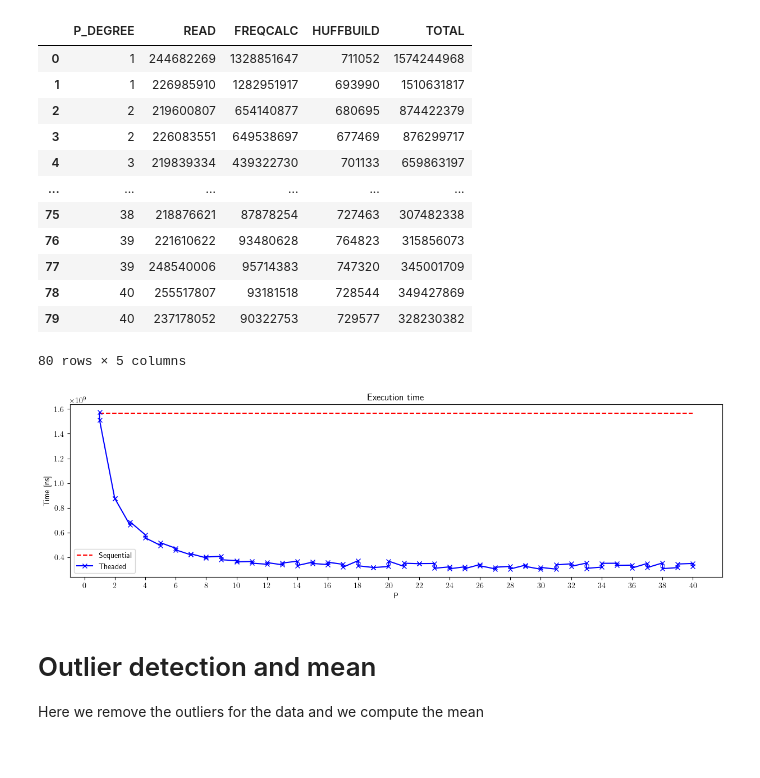
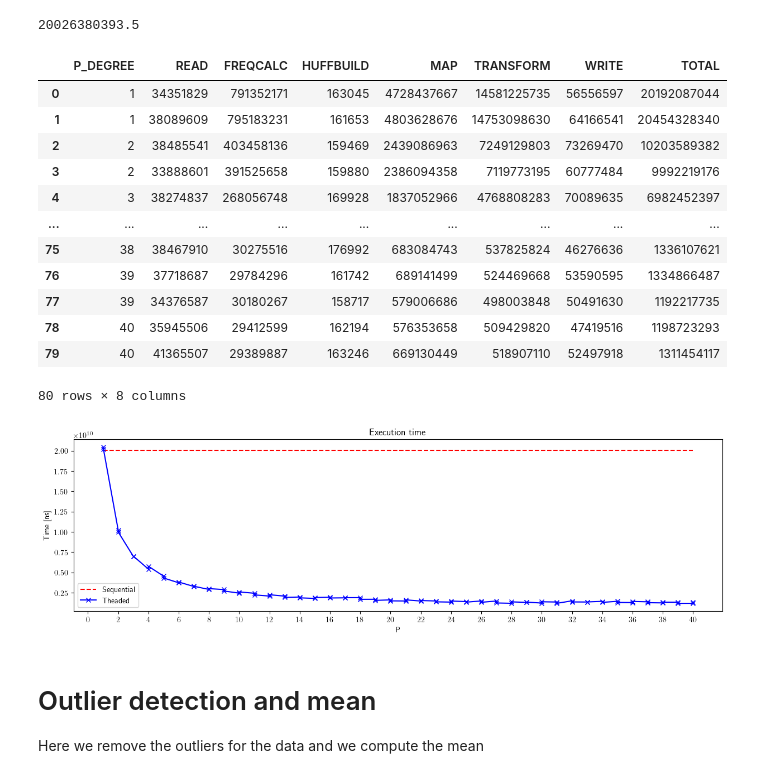
Before and after one commit to federicosilvestri/spm-project, a Jupyter notebook: benchmark_workspace/Thread_impl.ipynb, the cells around one changed output. Cells and saved outputs as stored; diff of their text form; code cells hidden in the pictures.

```diff
--- a/benchmark_workspace/Thread_impl.ipynb
+++ b/benchmark_workspace/Thread_impl.ipynb
@@ -9,40 +8,44 @@ seq_time_freq = seq['FREQCALC'].mean()
+# %%
+seq_time_tot
+# %% [output]
+20026380393.5
 # %%
-data = get_standardized_measures(f'results/thr_{DATASET}.csv', excluded_columns=['P_DEGREE'])
+thr = get_standardized_measures(f'results/thr_{DATASET}.csv', excluded_columns=['P_DEGREE'])
 # %%
-data
+thr
 # %% [output]
-|  | P_DEGREE | READ | FREQCALC | HUFFBUILD | TOTAL |
-| 0 | 1 | 244682269 | 1328851647 | 711052 | 1574244968 |
-| 1 | 1 | 226985910 | 1282951917 | 693990 | 1510631817 |
-| 2 | 2 | 219600807 | 654140877 | 680695 | 874422379 |
-| 3 | 2 | 226083551 | 649538697 | 677469 | 876299717 |
-| 4 | 3 | 219839334 | 439322730 | 701133 | 659863197 |
-| ... | ... | ... | ... | ... | ... |
-| 75 | 38 | 218876621 | 87878254 | 727463 | 307482338 |
-| 76 | 39 | 221610622 | 93480628 | 764823 | 315856073 |
-| 77 | 39 | 248540006 | 95714383 | 747320 | 345001709 |
-| 78 | 40 | 255517807 | 93181518 | 728544 | 349427869 |
-| 79 | 40 | 237178052 | 90322753 | 729577 | 328230382 |
+|  | P_DEGREE | READ | FREQCALC | HUFFBUILD | MAP | TRANSFORM | WRITE | TOTAL |
+| 0 | 1 | 34351829 | 791352171 | 163045 | 4728437667 | 14581225735 | 56556597 | 20192087044 |
+| 1 | 1 | 38089609 | 795183231 | 161653 | 4803628676 | 14753098630 | 64166541 | 20454328340 |
+| 2 | 2 | 38485541 | 403458136 | 159469 | 2439086963 | 7249129803 | 73269470 | 10203589382 |
+| 3 | 2 | 33888601 | 391525658 | 159880 | 2386094358 | 7119773195 | 60777484 | 9992219176 |
+| 4 | 3 | 38274837 | 268056748 | 169928 | 1837052966 | 4768808283 | 70089635 | 6982452397 |
+| ... | ... | ... | ... | ... | ... | ... | ... | ... |
+| 75 | 38 | 38467910 | 30275516 | 176992 | 683084743 | 537825824 | 46276636 | 1336107621 |
+| 76 | 39 | 37718687 | 29784296 | 161742 | 689141499 | 524469668 | 53590595 | 1334866487 |
+| 77 | 39 | 34376587 | 30180267 | 158717 | 579006686 | 498003848 | 50491630 | 1192217735 |
+| 78 | 40 | 35945506 | 29412599 | 162194 | 576353658 | 509429820 | 47419516 | 1198723293 |
+| 79 | 40 | 41365507 | 29389887 | 163246 | 669130449 | 518907110 | 52497918 | 1311454117 |
-80 rows × 5 columns
+80 rows × 8 columns
 # %%
 import matplotlib.pyplot as plt
 plt.rcParams['text.usetex'] = True
 # %%
 # setting up the plot
 plt.figure(figsize=(15,4))
 plt.title('Execution time')
-plt.xticks(range(0, len(data['P_DEGREE']), 2))
+plt.xticks(range(0, len(thr['P_DEGREE']), 2))
 plt.xlabel("P")
 plt.ylabel("Time [ns]")
 # sequential
-plt.plot(data['P_DEGREE'], [seq_time_tot for _ in range(len(data['P_DEGREE']))], '--r')
+plt.plot(thr['P_DEGREE'], [seq_time_tot for _ in range(len(thr['P_DEGREE']))], '--r')
 # parallel
-plt.plot(data['P_DEGREE'], data['TOTAL'], 'x-b')
+plt.plot(thr['P_DEGREE'], thr['TOTAL'], 'x-b')
 
 plt.legend(['Sequential', 'Theaded'])
 plt.show()
 # %% [output]
-[figure, old version]
+[figure, new version]
 # %% [markdown]
 # Outlier detection and mean
 
```
Also changed, not shown: parts of 9 cells of this notebook, 23 other files.
